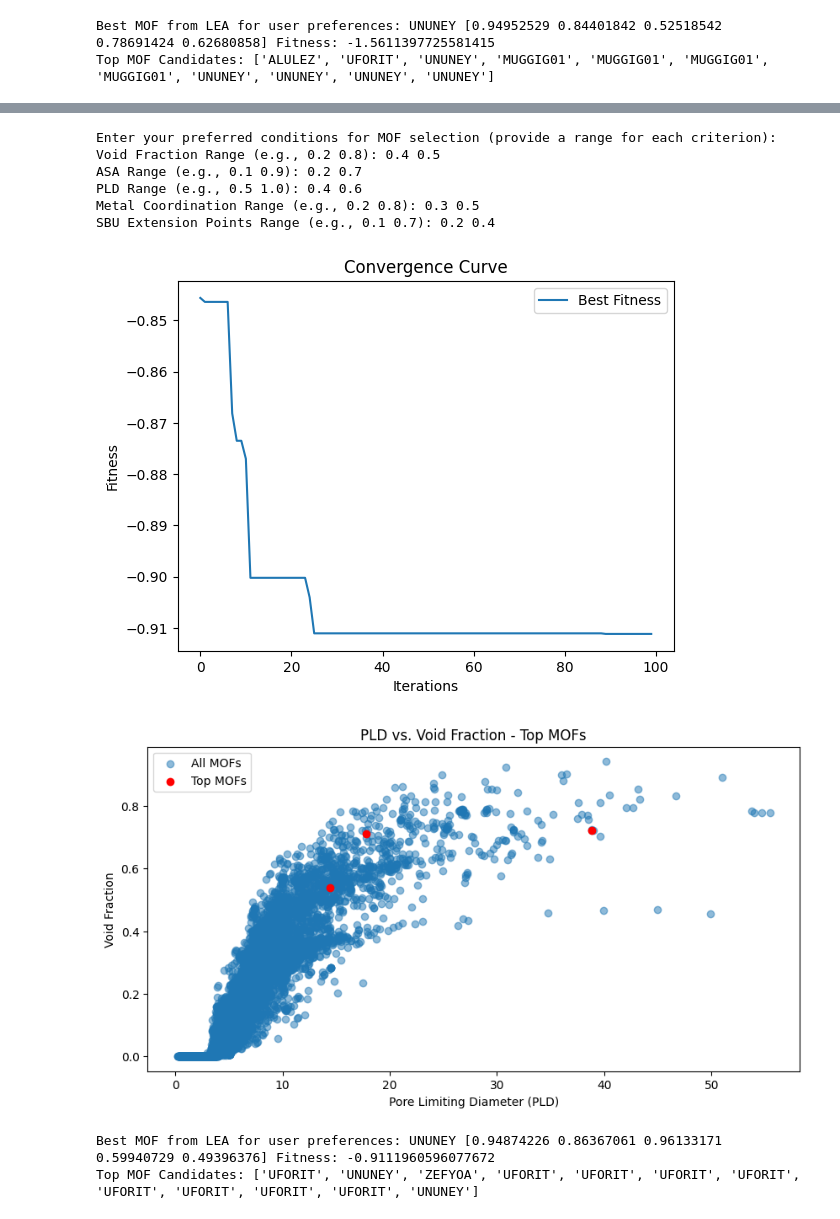
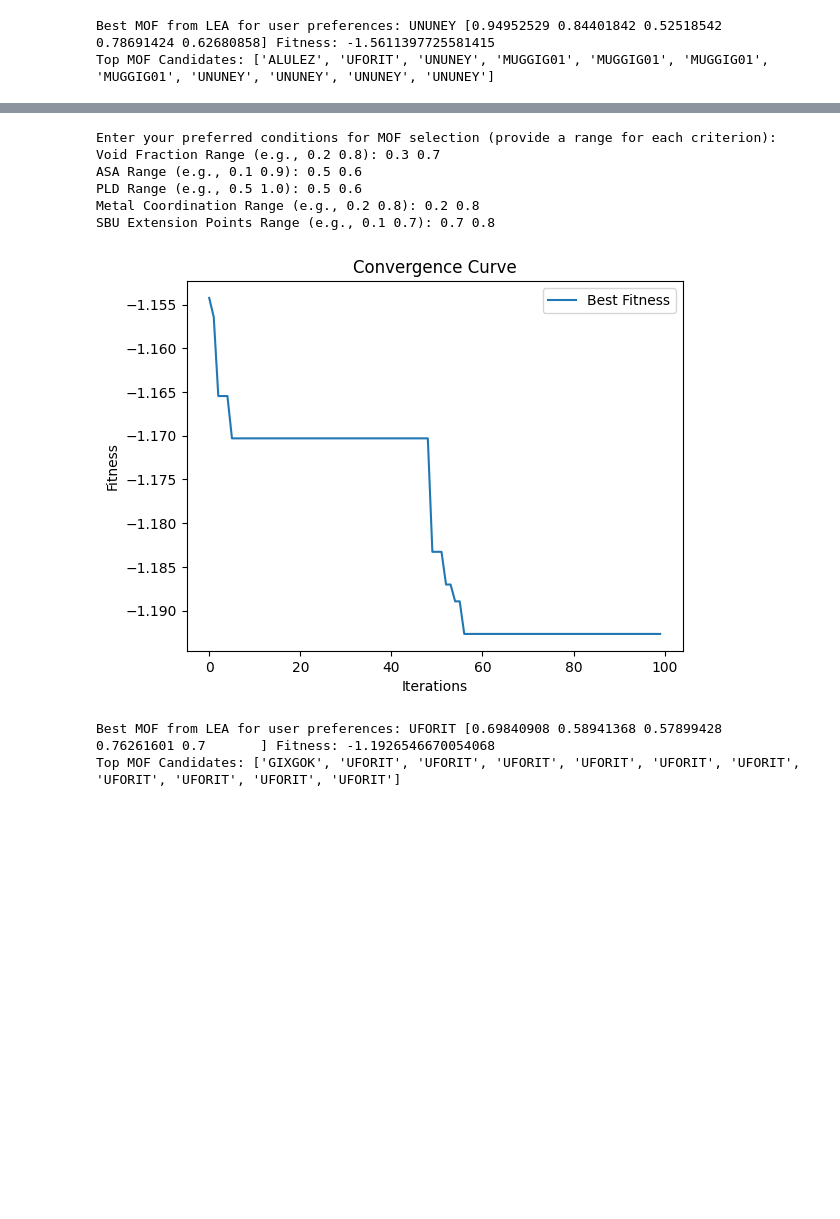
Before and after one commit to MehrdadJalali-AI/MOF_LENS, a Jupyter notebook: LEA_MOF.ipynb, the cells around one changed output, grey strips where cells are left out. Saved outputs shown, nothing was run; the diff lists cells and outputs as text; code cells hidden in the pictures; blank space fills up the shorter version.

```diff
--- a/LEA_MOF.ipynb
+++ b/LEA_MOF.ipynb
@@ -451,12 +342,15 @@ def get_user_conditions():
     sbu_ext_range = list(map(float, input("SBU Extension Points Range (e.g., 0.1 0.7): ").split()))
     return [void_fraction_range, asa_range, pld_range, metal_coord_range, sbu_ext_range]
 
-# Define fitness function with user input
+# Define fitness function with strict constraints
 def fitness_function(solution, user_conditions):
     porosity_score = solution[0] + solution[1] + solution[2]  # Maximize porosity
     stability_score = solution[3] + solution[4]  # Maximize stability
-    user_preference_score = -sum([(0 if user_conditions[i][0] <= solution[i] <= user_conditions[i][1] else abs(solution[i] - np.mean(user_conditions[i]))) for i in range(len(solution))])
-    return - (porosity_score * 0.4 + stability_score * 0.3 + user_preference_score * 0.3)  # Weighted scoring
+
+    # Apply strict penalty for values outside user-specified range
+    penalty = sum([1000 if not (user_conditions[i][0] <= solution[i] <= user_conditions[i][1]) else 0 for i in range(len(solution))])
+
+    return - (porosity_score * 0.4 + stability_score * 0.3) - penalty  # Apply penalty
 
 # Lotus Effect Algorithm (LEA) Class
 class LotusEffectAlgorithm:
@@ -464,7 +358,7 @@ class LotusEffectAlgorithm:
         self.population_size = population_size
         self.dimensions = dimensions
         self.max_iterations = max_iterations
-        self.population = np.random.rand(population_size, dimensions)
+        self.population = np.array([np.random.uniform(user_conditions[i][0], user_conditions[i][1], population_size) for i in range(dimensions)]).T
         self.best_solution = None
         self.best_fitness = float('inf')
         self.fitness_function = lambda sol: fitness_function(sol, user_conditions)
@@ -484,57 +378,43 @@ class LotusEffectAlgorithm:
         for iteration in range(self.max_iterations):
             for i in range(self.population_size):
                 self.population[i] += self.levy_flight()
-                self.population[i] = np.clip(self.population[i], 0, 1)
+                self.population[i] = np.clip(self.population[i], [user_conditions[j][0] for j in range(self.dimensions)], [user_conditions[j][1] for j in range(self.dimensions)])
                 fitness = self.fitness_function(self.population[i])
                 if fitness < self.best_fitness:
                     self.best_fitness = fitness
                     self.best_solution = self.population[i]
                     closest_mof = df_norm.iloc[((df_norm[features[1:]] - self.best_solution) ** 2).sum(axis=1).idxmin()]
                     self.best_mof_name = closest_mof['Refcode']
                     self.best_mof_candidates.append(self.best_mof_name)
             self.fitness_history.append(self.best_fitness)
         return self.best_solution, self.best_fitness, self.best_mof_name, self.best_mof_candidates
 
     def plot_convergence(self):
         plt.plot(self.fitness_history, label='Best Fitness')
         plt.xlabel('Iterations')
         plt.ylabel('Fitness')
         plt.title('Convergence Curve')
         plt.legend()
         plt.show()
 
-    def plot_mof_comparison(self):
-        plt.figure(figsize=(10,5))
-        plt.scatter(df['pld (A)'], df['void_fraction'], alpha=0.5, label='All MOFs')
-        plt.scatter(df.loc[df['Refcode'].isin(self.best_mof_candidates), 'pld (A)'],
-                    df.loc[df['Refcode'].isin(self.best_mof_candidates), 'void_fraction'],
-                    color='red', label='Top MOFs')
-        plt.xlabel('Pore Limiting Diameter (PLD)')
-        plt.ylabel('Void Fraction')
-        plt.title('PLD vs. Void Fraction - Top MOFs')
-        plt.legend()
-        plt.show()
-
 # Get user conditions
 user_conditions = get_user_conditions()
 
 # Run LEA
 lea = LotusEffectAlgorithm(population_size=30, dimensions=5, max_iterations=100, fitness_function=fitness_function, user_conditions=user_conditions)
 best_solution, best_fitness, best_mof_name, best_mof_candidates = lea.optimize()
 lea.plot_convergence()
-lea.plot_mof_comparison()
 
 # Print results
 print("Best MOF from LEA for user preferences:", best_mof_name, best_solution, "Fitness:", best_fitness)
 print("Top MOF Candidates:", best_mof_candidates)
 # %% [output]
 Enter your preferred conditions for MOF selection (provide a range for each criterion):
-Void Fraction Range (e.g., 0.2 0.8): 0.4 0.5
-ASA Range (e.g., 0.1 0.9): 0.2 0.7
-PLD Range (e.g., 0.5 1.0): 0.4 0.6
-Metal Coordination Range (e.g., 0.2 0.8): 0.3 0.5
-SBU Extension Points Range (e.g., 0.1 0.7): 0.2 0.4
+Void Fraction Range (e.g., 0.2 0.8): 0.3 0.7
+ASA Range (e.g., 0.1 0.9): 0.5 0.6
+PLD Range (e.g., 0.5 1.0): 0.5 0.6
+Metal Coordination Range (e.g., 0.2 0.8): 0.2 0.8
+SBU Extension Points Range (e.g., 0.1 0.7): 0.7 0.8
-[figure, old version]
+[figure, new version]
-[figure, removed]
-Best MOF from LEA for user preferences: UNUNEY [0.94874226 0.86367061 0.96133171 0.59940729 0.49396376] Fitness: -0.9111960596077672
-Top MOF Candidates: ['UFORIT', 'UNUNEY', 'ZEFYOA', 'UFORIT', 'UFORIT', 'UFORIT', 'UFORIT', 'UFORIT', 'UFORIT', 'UFORIT', 'UFORIT', 'UNUNEY']
+Best MOF from LEA for user preferences: UFORIT [0.69840908 0.58941368 0.57899428 0.76261601 0.7       ] Fitness: -1.1926546670054068
+Top MOF Candidates: ['GIXGOK', 'UFORIT', 'UFORIT', 'UFORIT', 'UFORIT', 'UFORIT', 'UFORIT', 'UFORIT', 'UFORIT', 'UFORIT', 'UFORIT']
```
Also changed, not shown: parts of 3 cells of this notebook.
